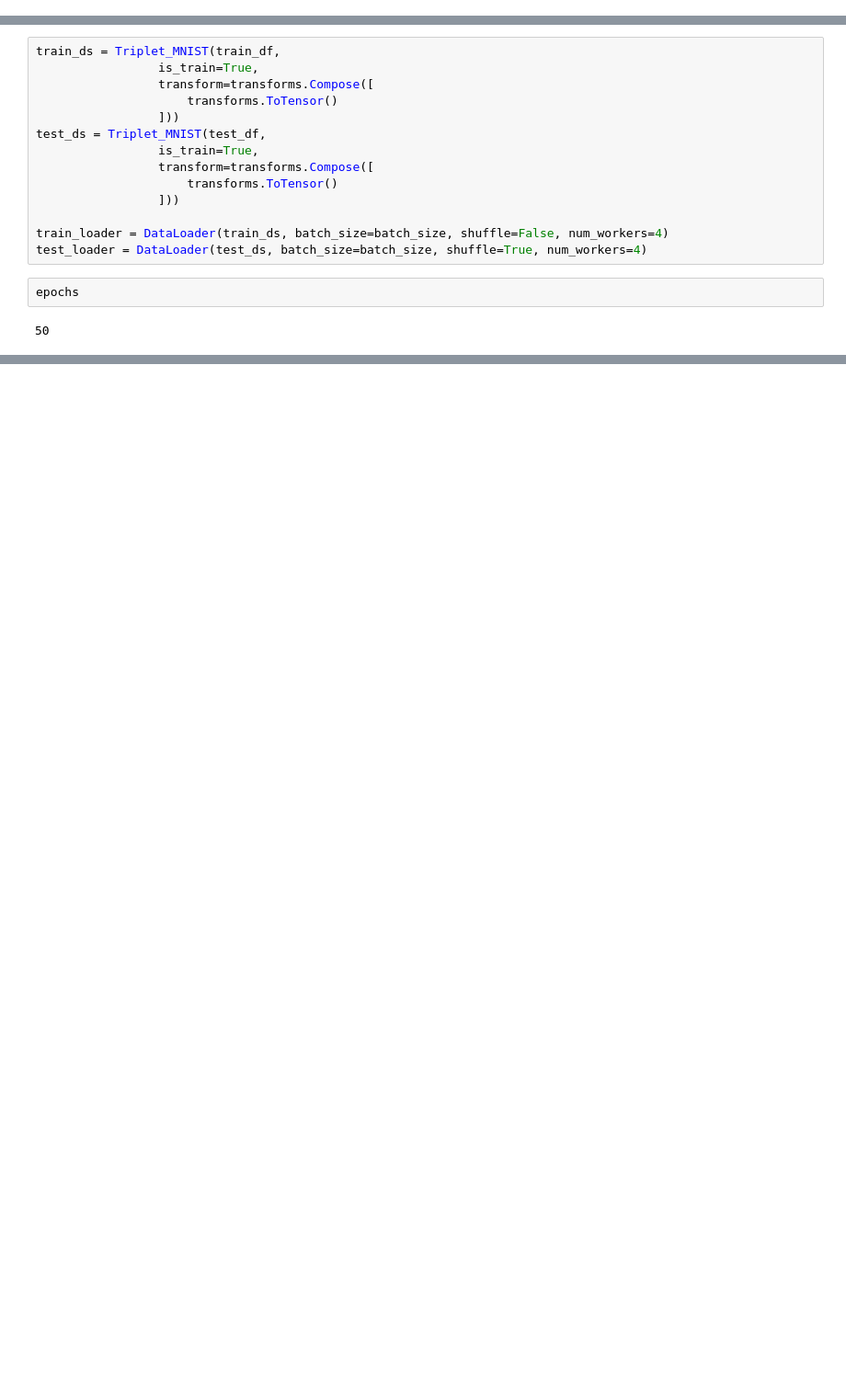
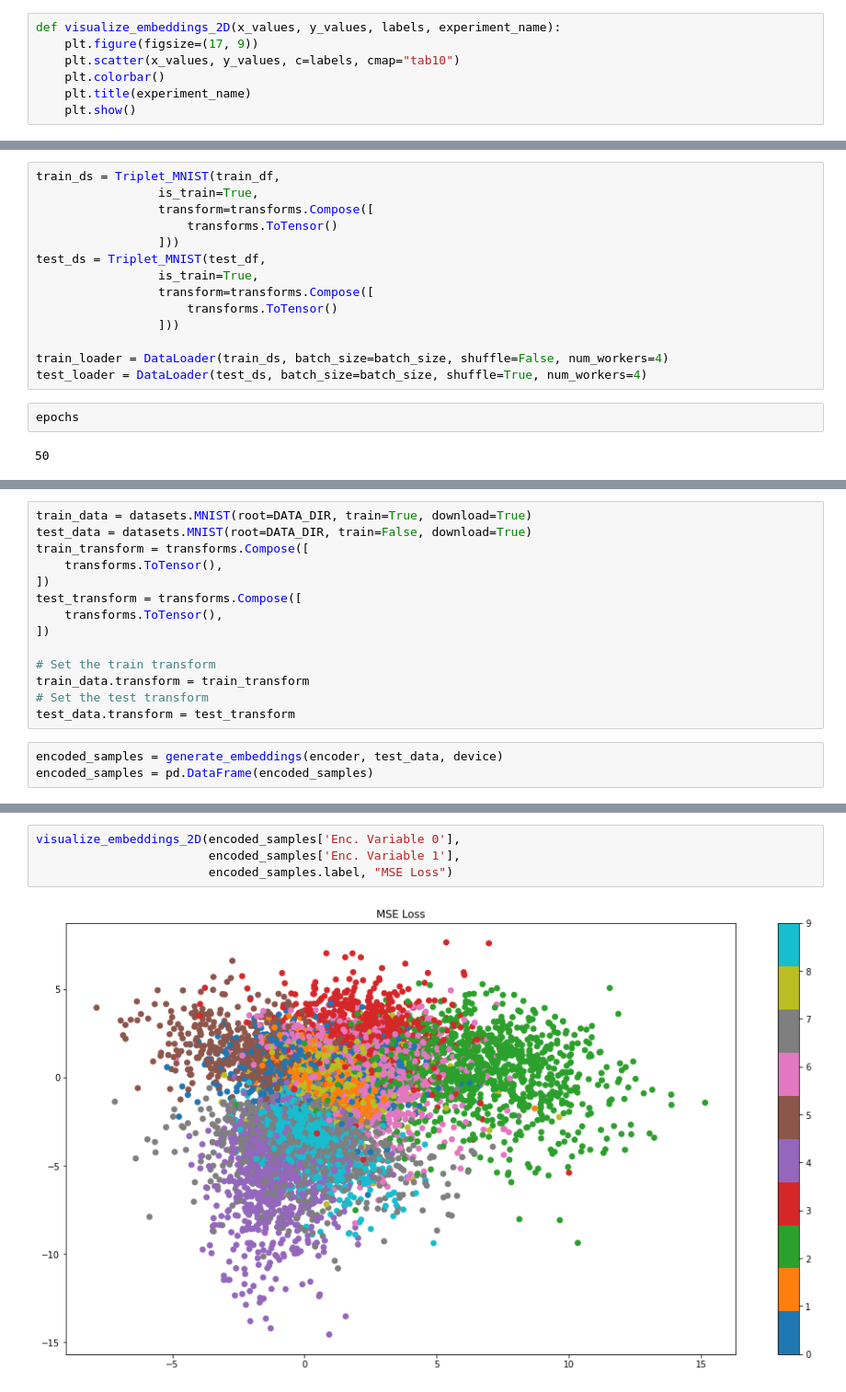
Before and after one commit to gourav10/autoencoder_embedding, a Jupyter notebook: triplet_loss.ipynb, the cells around one changed output, grey strips where cells are left out. Shown at 92% size. Drawn from its saved outputs; the diff is of its cells as text; blank space fills up the shorter version.

```diff
--- a/triplet_loss.ipynb
+++ b/triplet_loss.ipynb
@@ -197,0 +219,7 @@ class Decoder(nn.Module):
+# %%
+def visualize_embeddings_2D(x_values, y_values, labels, experiment_name):
+    plt.figure(figsize=(17, 9))
+    plt.scatter(x_values, y_values, c=labels, cmap="tab10")
+    plt.colorbar()
+    plt.title(experiment_name)
+    plt.show()
@@ -765,0 +677,17 @@ save_model(encoder, model_name='encoder_embed5')
+# %%
+train_data = datasets.MNIST(root=DATA_DIR, train=True, download=True)
+test_data = datasets.MNIST(root=DATA_DIR, train=False, download=True)
+train_transform = transforms.Compose([
+    transforms.ToTensor(),
+])
+test_transform = transforms.Compose([
+    transforms.ToTensor(),
+])
+
+# Set the train transform
+train_data.transform = train_transform
+# Set the test transform
+test_data.transform = test_transform
+# %%
+encoded_samples = generate_embeddings(encoder, test_data, device)
+encoded_samples = pd.DataFrame(encoded_samples)
@@ -765,0 +703,6 @@ save_model(encoder, model_name='encoder_embed5')
+# %%
+visualize_embeddings_2D(encoded_samples['Enc. Variable 0'],
+                        encoded_samples['Enc. Variable 1'],
+                        encoded_samples.label, "MSE Loss")
+# %% [output]
+[figure, added]
```
Also changed, not shown: parts of 36 cells of this notebook.
